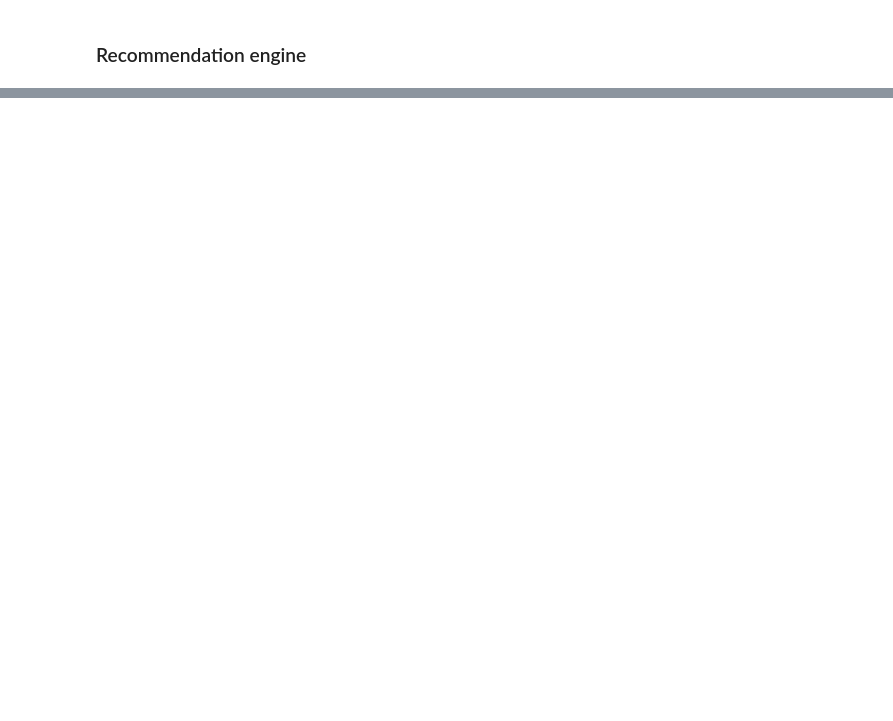
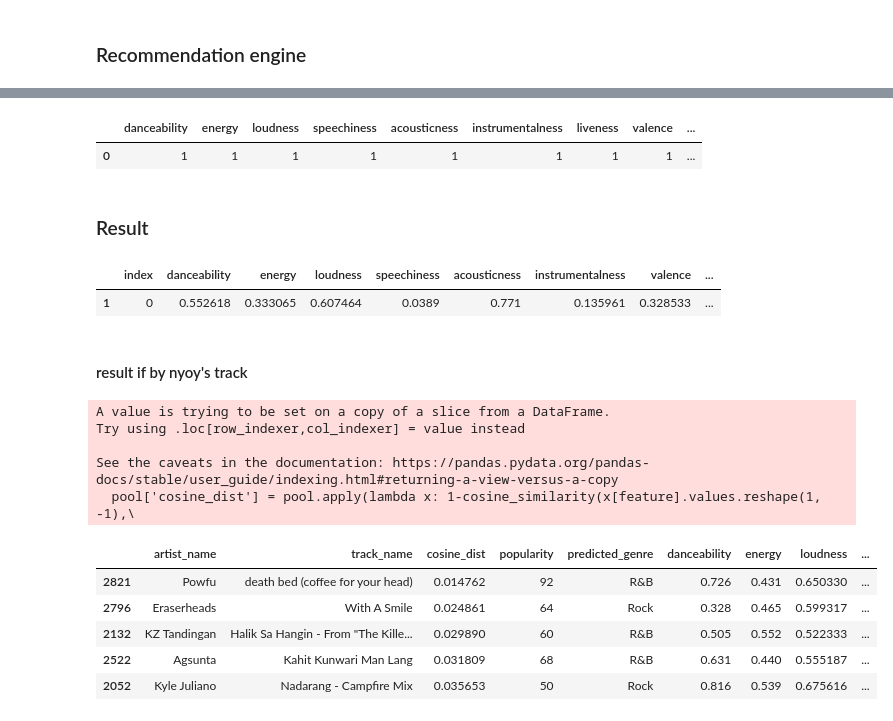
Before and after one commit to biogear13/EskwelabsCohort6Sprint2, a Jupyter notebook: team_emer/TeamEmer_Recommendation.ipynb, the cells around one changed output, grey strips where cells are left out. Cells and saved outputs as stored; diff of their text form; code cells hidden in the pictures; blank space fills up the shorter version.

```diff
--- a/team_emer/TeamEmer_Recommendation.ipynb
+++ b/team_emer/TeamEmer_Recommendation.ipynb
@@ -39,0 +109,15 @@ def recommend(seed_track):
+# %%
+#identify the features to use
+feature = ['danceability',\
+                'energy',\
+                'loudness',\
+                'speechiness',\
+                'acousticness',\
+                'instrumentalness',\
+                #'liveness',\
+                'valence',\
+                'tempo'\
+               ]
+# %%
+#indicate what is the preferred genre of the collaborator
+collab_genre = ['R&B','Rock']
@@ -39,0 +130,39 @@ def recommend(seed_track):
+# %%
+#indicate values for the track
+newfeature = {'danceability':[1],'energy':[1],'loudness':[1],'speechiness':[1],\
+              'acousticness':[1],'instrumentalness':[1],'liveness':[1],\
+              'valence':[1],'tempo':[1]}
+desiredtrack = pd.DataFrame(newfeature)
+desiredtrack
+# %% [output]
+|  | danceability | energy | loudness | speechiness | acousticness | instrumentalness | liveness | valence | ... |
+| 0 | 1 | 1 | 1 | 1 | 1 | 1 | 1 | 1 | ... |
+# %%
+# or indicate the genre of Nyoy
+nyoy_genre = ['Acoustic']
+# %% [markdown]
+### Result
+# %%
+by_genre = nyoy[nyoy['predicted_genre'].isin(nyoy_genre)]
+nyoy_feature_by_genre = by_genre[feature].mean().reset_index().T.reset_index()
+nyoy_feature_by_genre = nyoy_feature_by_genre.rename(columns = nyoy_feature_by_genre.iloc[0]).drop(nyoy_feature_by_genre.index[0])
+nyoy_feature_by_genre
+# %% [output]
+|  | index | danceability | energy | loudness | speechiness | acousticness | instrumentalness | valence | ... |
+| 1 | 0 | 0.552618 | 0.333065 | 0.607464 | 0.0389 | 0.771 | 0.135961 | 0.328533 | ... |
+# %% [markdown]
+#### result if by nyoy's track
+# %%
+recommendcos(seed_track = nyoy_feature_by_genre, pool = spotifyopm, genre = collab_genre)
+# %% [output]
+A value is trying to be set on a copy of a slice from a DataFrame.
+Try using .loc[row_indexer,col_indexer] = value instead
+
+See the caveats in the documentation: https://pandas.pydata.org/pandas-docs/stable/user_guide/indexing.html#returning-a-view-versus-a-copy
+  pool['cosine_dist'] = pool.apply(lambda x: 1-cosine_similarity(x[feature].values.reshape(1, -1),\
+|  | artist_name | track_name | cosine_dist | popularity | predicted_genre | danceability | energy | loudness | ... |
+| 2821 | Powfu | death bed (coffee for your head) | 0.014762 | 92 | R&B | 0.726 | 0.431 | 0.650330 | ... |
+| 2796 | Eraserheads | With A Smile | 0.024861 | 64 | Rock | 0.328 | 0.465 | 0.599317 | ... |
+| 2132 | KZ Tandingan | Halik Sa Hangin - From "The Kille... | 0.029890 | 60 | R&B | 0.505 | 0.552 | 0.522333 | ... |
+| 2522 | Agsunta | Kahit Kunwari Man Lang | 0.031809 | 68 | R&B | 0.631 | 0.440 | 0.555187 | ... |
+| 2052 | Kyle Juliano | Nadarang - Campfire Mix | 0.035653 | 50 | Rock | 0.816 | 0.539 | 0.675616 | ... |
```
Also changed, not shown: parts of 17 cells of this notebook.
